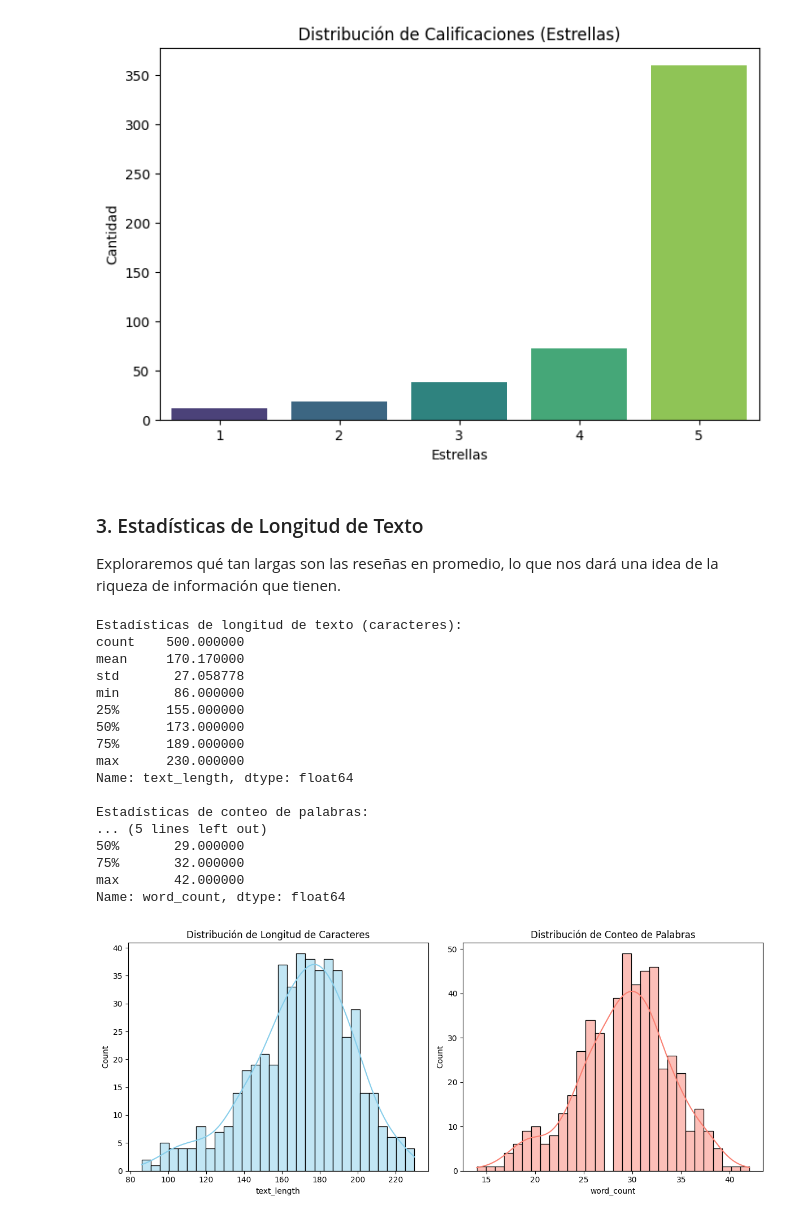
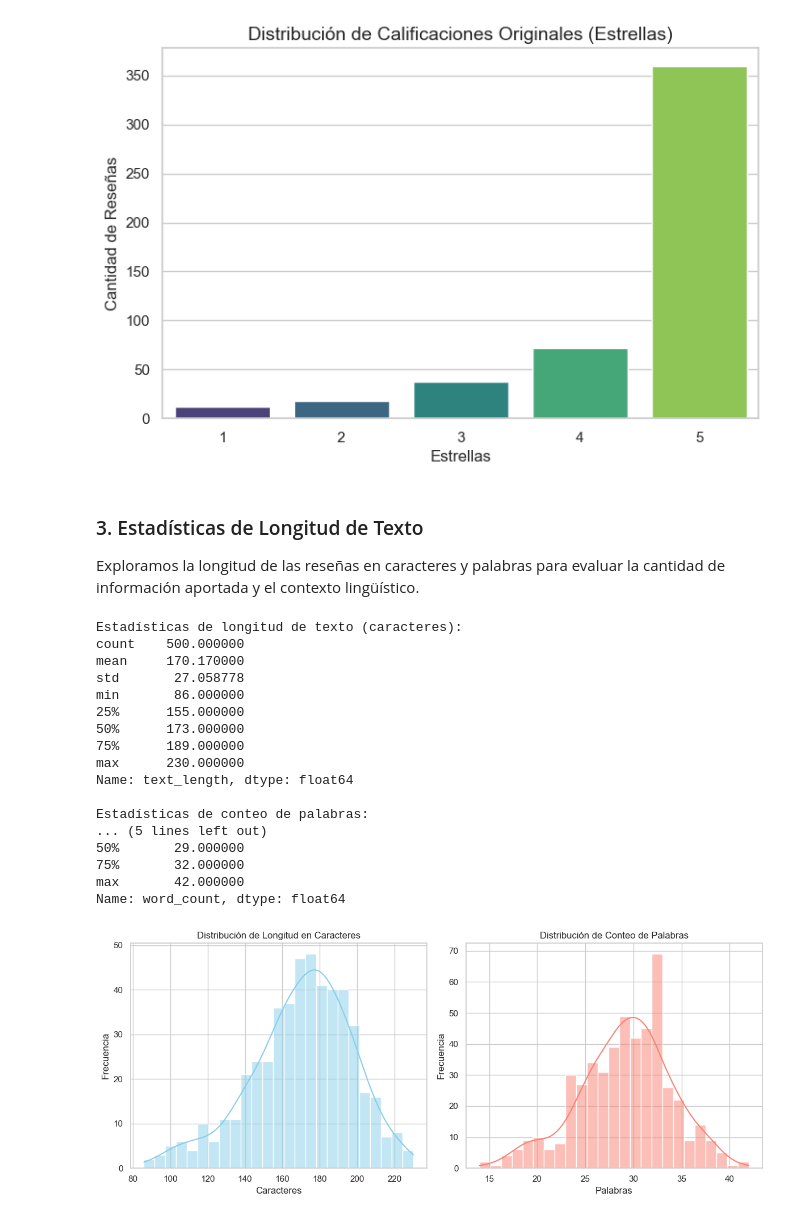
Before and after one commit to sergiomb04/machine-learning-python-template, a Jupyter notebook: src/explore.ipynb, the cells around one changed output. Drawn from its saved outputs; the diff is of its cells as text; code cells hidden in the pictures.

```diff
--- a/src/explore.ipynb
+++ b/src/explore.ipynb
@@ -11,5 +11,9 @@ import matplotlib.pyplot as plt
 import seaborn as sns
 import warnings
 warnings.filterwarnings('ignore')
+
+# Configuración visual general
+sns.set_theme(style='whitegrid')
+plt.rcParams['figure.figsize'] = (8, 5)
 # %% [markdown]
 ### 1. Carga del Dataset y Estructura Básica
@@ -44,51 +55,56 @@ Analizamos cómo se distribuyen las estrellas dadas por los usuarios.
 # %%
 plt.figure(figsize=(8, 5))
 sns.countplot(data=df, x='rating', palette='viridis')
-plt.title('Distribución de Calificaciones (Estrellas)')
-plt.xlabel('Estrellas')
-plt.ylabel('Cantidad')
+plt.title('Distribución de Calificaciones Originales (Estrellas)', fontsize=14)
+plt.xlabel('Estrellas', fontsize=12)
+plt.ylabel('Cantidad de Reseñas', fontsize=12)
 plt.show()
 # %% [output]
-[figure, old version]
+[figure, new version]
 # %% [markdown]
 ### 3. Estadísticas de Longitud de Texto
-Exploraremos qué tan largas son las reseñas en promedio, lo que nos dará una idea de la riqueza de información que tienen.
+Exploramos la longitud de las reseñas en caracteres y palabras para evaluar la cantidad de información aportada y el contexto lingüístico.
 # %%
 df['text_length'] = df['review_text'].astype(str).apply(len)
 df['word_count'] = df['review_text'].astype(str).apply(lambda x: len(x.split()))
 
 print("Estadísticas de longitud de texto (caracteres):")
 print(df['text_length'].describe())
 print("\nEstadísticas de conteo de palabras:")
 print(df['word_count'].describe())
 
 plt.figure(figsize=(12, 5))
 plt.subplot(1, 2, 1)
-sns.histplot(df['text_length'], bins=30, kde=True, color='skyblue')
-plt.title('Distribución de Longitud de Caracteres')
+sns.histplot(df['text_length'], bins=25, kde=True, color='skyblue')
+plt.title('Distribución de Longitud en Caracteres')
+plt.xlabel('Caracteres')
+plt.ylabel('Frecuencia')
+
 plt.subplot(1, 2, 2)
-sns.histplot(df['word_count'], bins=30, kde=True, color='salmon')
+sns.histplot(df['word_count'], bins=25, kde=True, color='salmon')
 plt.title('Distribución de Conteo de Palabras')
+plt.xlabel('Palabras')
+plt.ylabel('Frecuencia')
 plt.tight_layout()
 plt.show()
 # %% [output]
 Estadísticas de longitud de texto (caracteres):
 count    500.000000
 mean     170.170000
 std       27.058778
 min       86.000000
 25%      155.000000
 50%      173.000000
 75%      189.000000
 max      230.000000
 Name: text_length, dtype: float64
 
 Estadísticas de conteo de palabras:
 ... (5 lines left out)
 50%       29.000000
 75%       32.000000
 max       42.000000
 Name: word_count, dtype: float64
-[figure, old version]
+[figure, new version]
 # %% [markdown]
 ### 4. Muestra de Textos
```
Also changed, not shown: parts of 22 cells of this notebook, 2 other files.
